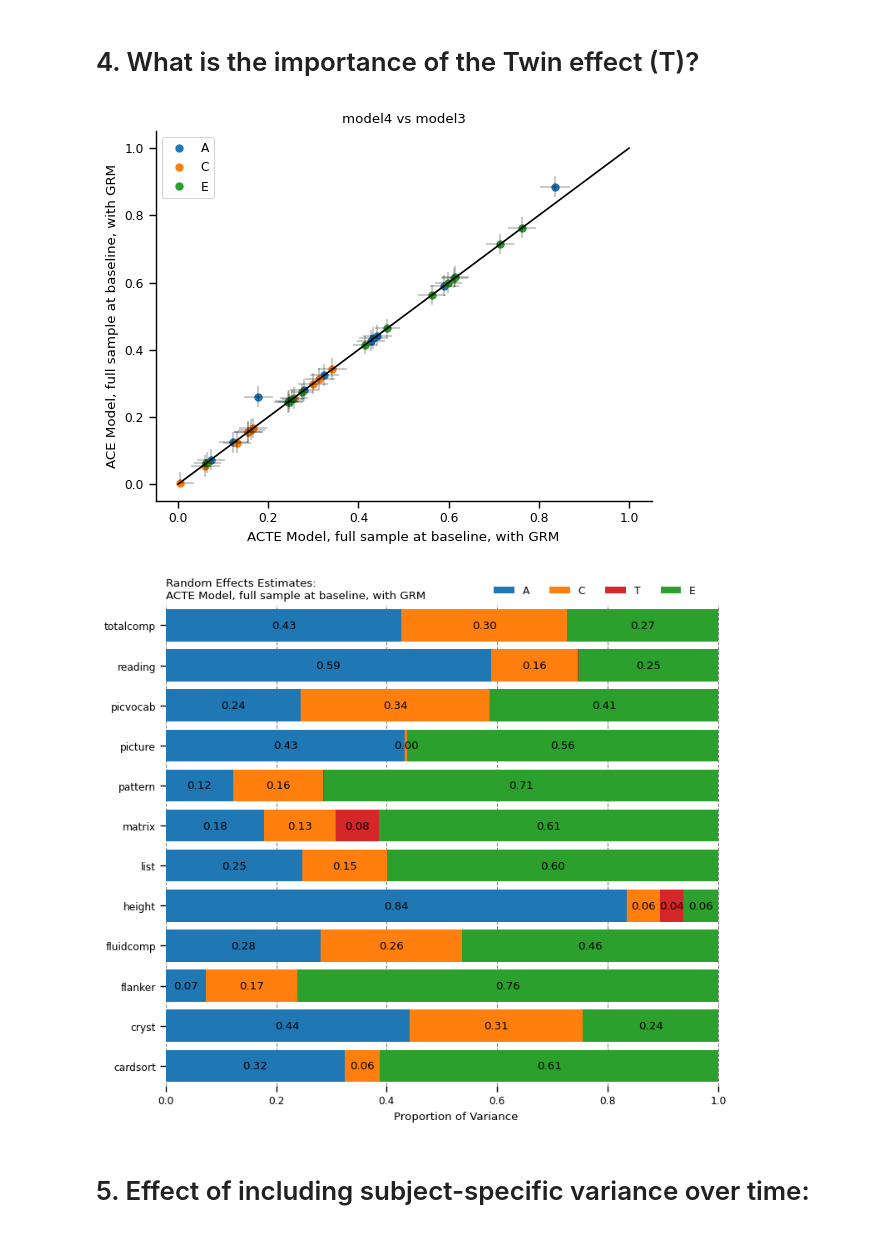
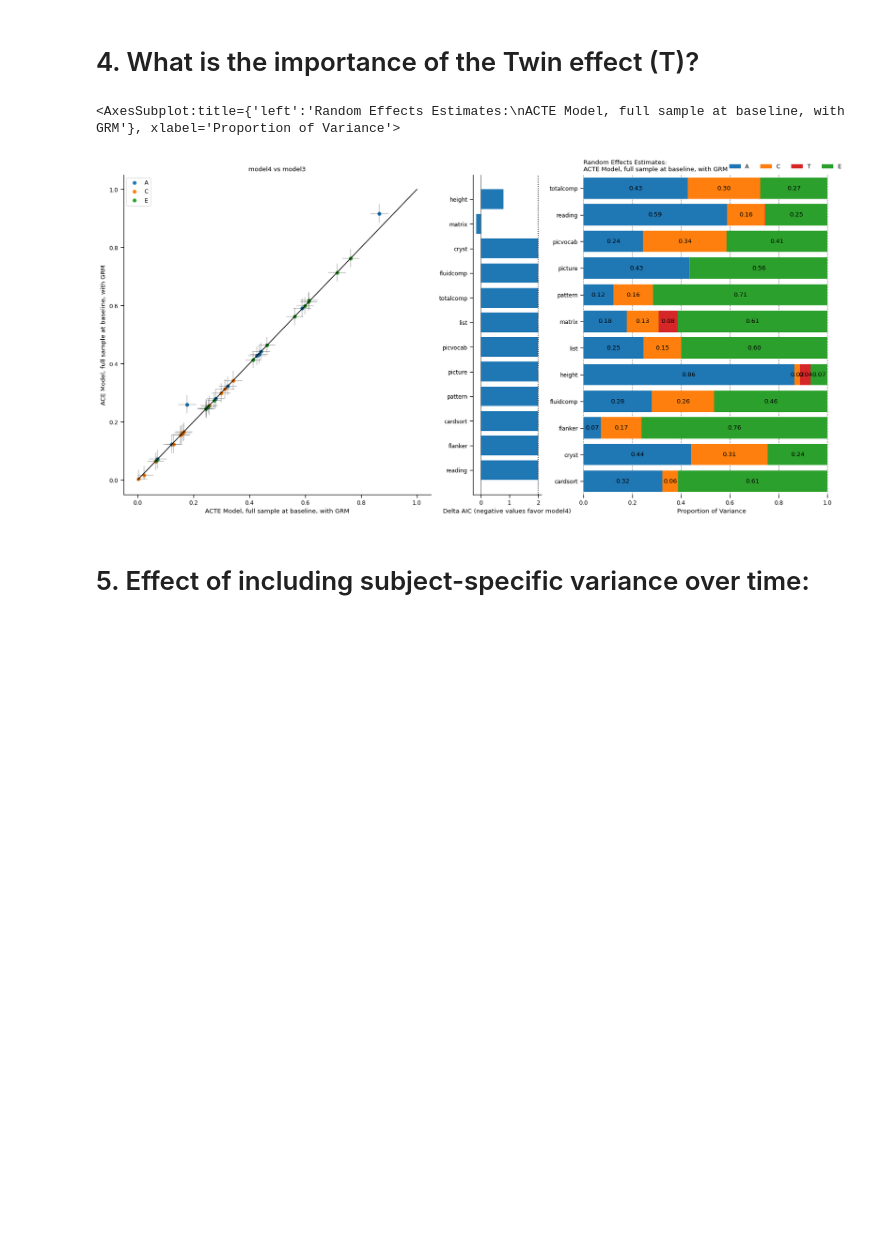
Before and after one commit to dmysmith/random_effects, a Jupyter notebook: behavioral/scripts/visualize_python.ipynb, the cells around one changed output. Drawn from its saved outputs; the diff is of its cells as text; code cells hidden in the pictures; blank space fills up the shorter version.

```diff
--- a/behavioral/scripts/visualize_python.ipynb
+++ b/behavioral/scripts/visualize_python.ipynb
@@ -183,6 +208,0 @@ def compare_models(name1, name2, sig2mat, models):
-# %%
-print(sns.color_palette())
-
-order = [0,1,2,3]
-
-print([sns.color_palette()[idx] for idx in order])
@@ -192,6 +209,6 @@ print([sns.color_palette()[idx] for idx in order])
 # %%
 # create function to write stacked bar graph for each model
-def stacked_bar(model_name, sig2mat_list, models):
+def stacked_bar(model_name, sig2mat_list, models, ax = None):
     """
     Plots a stacked bar chart of random effects estimates for a given model.
 
@@ -220,13 +237,15 @@ def stacked_bar(model_name, sig2mat_list, models):
     # colors = sns.color_palette()
     colors = [sns.color_palette()[idx] for idx in order]
 
+    ax = ax or plt.gca()
+
     # figure and axis
-    fig, ax = plt.subplots(1, figsize=(9, 7.5))
+#     fig, ax = plt.subplots(1, figsize=(9, 7.5))
 
     # plot bars
     left = len(df) * [0]
     for idx, name in enumerate(fields):
-        plt.barh(df.index, df[name], left = left, color=colors[idx])
+        ax.barh(df.index, df[name], left = left, color=colors[idx])
         left = left + df[name]
 
 #     # plot bars
@@ -236,14 +255,14 @@ def stacked_bar(model_name, sig2mat_list, models):
 #         left = left + df[fields[idx]]
 
     # title, legend, labels
-    plt.title('Random Effects Estimates:\n' + models['title'][i], loc='left')
-    plt.xlabel('Proportion of Variance')
+    ax.set_title('Random Effects Estimates:\n' + models['title'][i], loc='left')
+    ax.set_xlabel('Proportion of Variance')
 
     #add legend to plot
 #     plt.legend([handles[idx] for idx in order],[labels[idx] for idx in order])
 #     plt.legend([labels[idx] for idx in order], bbox_to_anchor=([0.55, 1, 0, 0]), ncol = 4, frameon=False)
 
-    plt.legend(labels, bbox_to_anchor=([0.55, 1, 0, 0]), ncol=4, frameon=False)
+    ax.legend(labels, bbox_to_anchor=([0.55, 1, 0, 0]), ncol=4, frameon=False)
 
     # remove spines
     ax.spines['right'].set_visible(False)
@@ -257,12 +276,10 @@ def stacked_bar(model_name, sig2mat_list, models):
 
     # add data labels
     for c in ax.containers:
-        labels = ["{:.2f}".format(v.get_width()) if v.get_width() > 0.004 else '' for v in c]
+        labels = ["{:.2f}".format(v.get_width()) if v.get_width() > 0.02 else '' for v in c]
         ax.bar_label(c, labels=labels, label_type='center')
 
     sns.set_context("paper")
 
-    plt.show()
-
-# for debugging
-# stacked_bar("model5", sig2mat, models)
+#     plt.show()
+    return ax
@@ -298,12 +416,24 @@ stacked_bar("model3", sig2mat, models)
 # %% [markdown]
 # 4. What is the importance of the Twin effect (T)?
 # %%
-compare_models("model4", "model3", sig2mat, models)
+# Setting up the plot surface
+fig = plt.figure(figsize=(20, 9))
+gs = GridSpec(nrows=1, ncols=3, width_ratios = [9,2,7.5])
 
-stacked_bar("model4", sig2mat, models)
+# Left axes
+ax0 = fig.add_subplot(gs[0, 0])
+compare_models("model4", "model3", sig2mat, models, ax=ax0)
+
+# Middle axes
+ax1=fig.add_subplot(gs[0,1])
+plot_aic("model4", "model3", model, models, baseline_phenos, label =2)
+
+# Right axes
+ax2=fig.add_subplot(gs[0, 2])
+stacked_bar("model4", sig2mat, models, ax=ax2)
 # %% [output]
+<AxesSubplot:title={'left':'Random Effects Estimates:\nACTE Model, full sample at baseline, with GRM'}, xlabel='Proportion of Variance'>
-[figure, old version]
+[figure, new version]
-[figure, removed]
 # %% [markdown]
 # 5. Effect of including subject-specific variance over time:
 # %%
```
Also changed, not shown: parts of 17 cells of this notebook, 1 other file.
